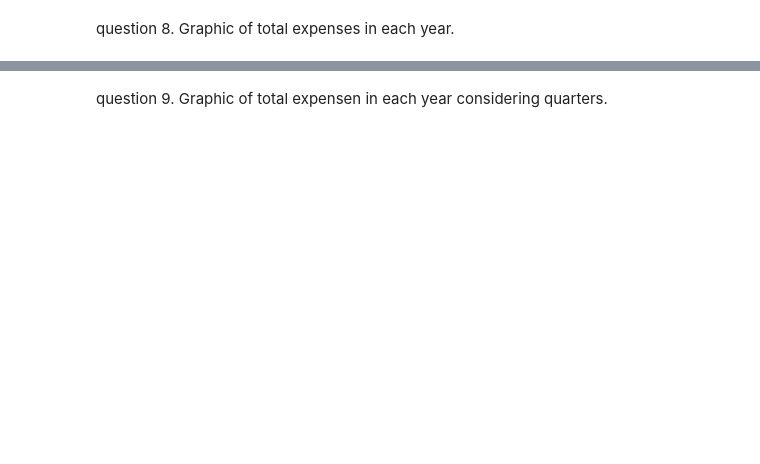
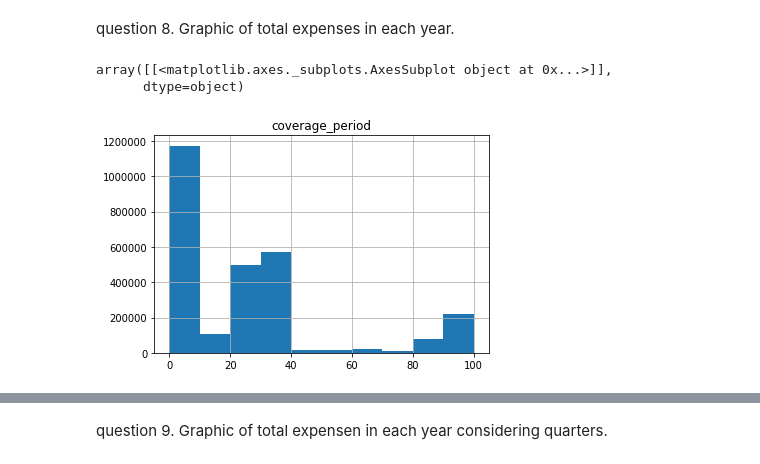
Before and after one commit to arminkhayyer/Information-Technology-Dr-Smith, a Jupyter notebook: Project2 notebook.ipynb, the cells around one changed output, grey strips where cells are left out. Saved outputs shown, nothing was run; the diff lists cells and outputs as text; code cells hidden in the pictures; blank space fills up the shorter version.

```diff
--- a/Project2 notebook.ipynb
+++ b/Project2 notebook.ipynb
@@ -153,9 +188,13 @@ print(df.groupby(["PURPOSE"])["AMOUNT"].sum().nlargest(5))
 question 8. Graphic of total expenses in each year.
 # %%
 # histogram of coverage periods
-#df["coverage_period"] =df["coverage_period"].dt.days
+df["coverage_period"] =df["coverage_period"].dt.days
 dfnew = df.loc[(df["coverage_period"] >=0) & (df["coverage_period"] <=100), : ]
 dfnew.hist(column= ["coverage_period"], bins=10)
+# %% [output]
+array([[<matplotlib.axes._subplots.AxesSubplot object at 0x...>]],
+      dtype=object)
+[figure, added]
 # %%
 bins = []
 performance = np.arange(0, 110, 10)
```
Also changed, not shown: parts of 12 cells of this notebook, 2 other files.
